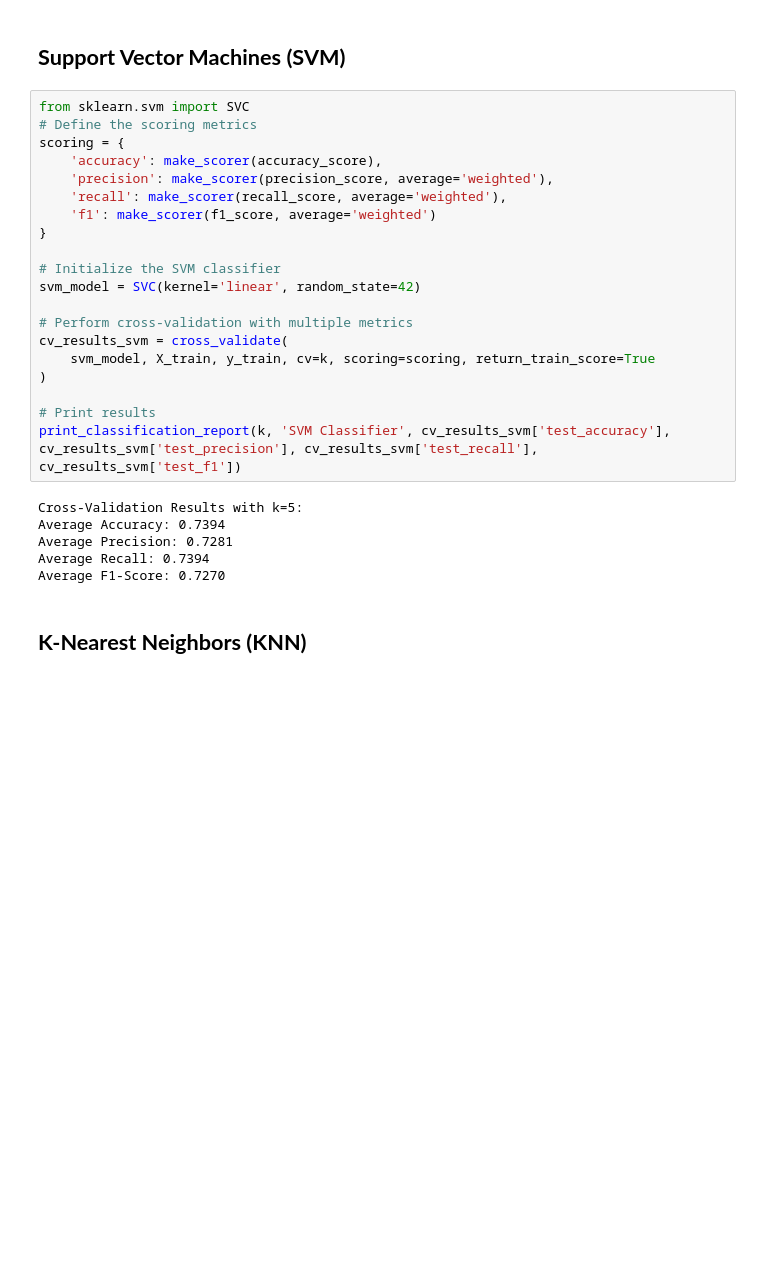
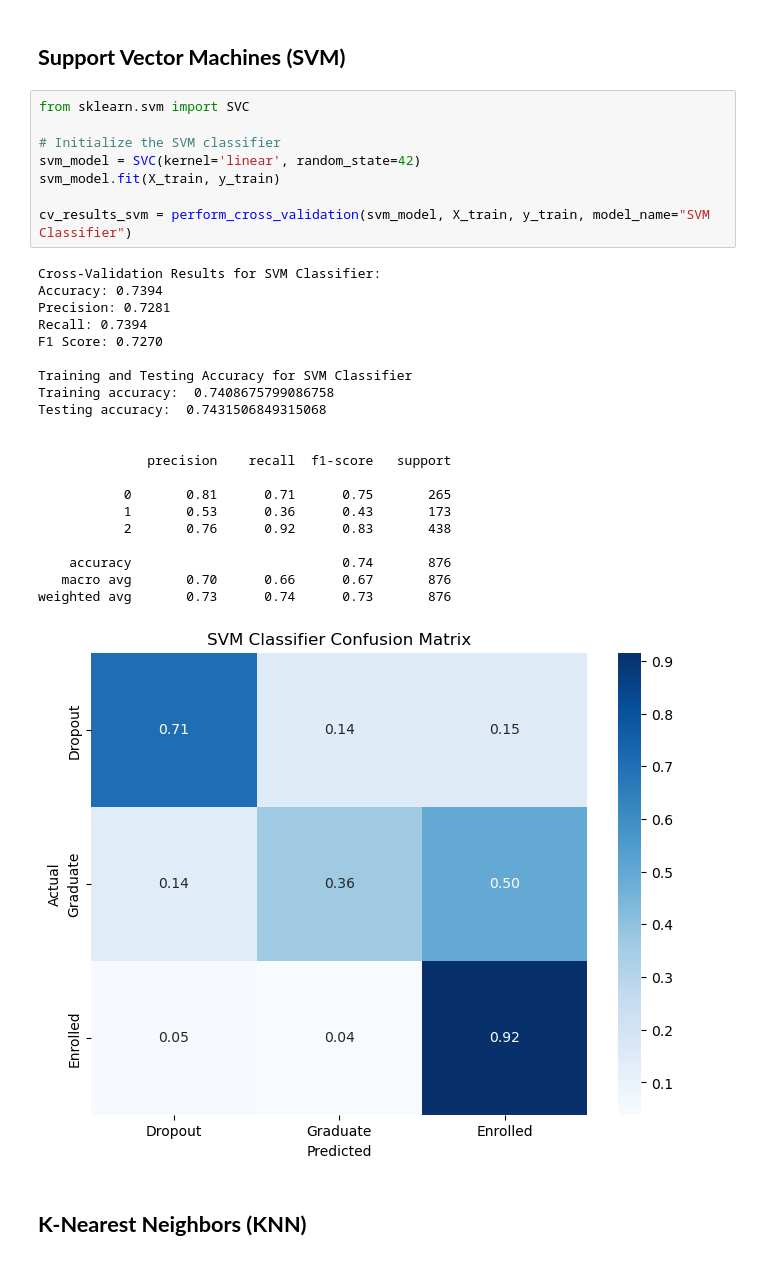
Before and after one commit to junyao0525/dm-ass, a Jupyter notebook: notebooks/main.ipynb, the cells around one changed output. Drawn from its saved outputs; the diff is of its cells as text; blank space fills up the shorter version.

```diff
--- a/notebooks/main.ipynb
+++ b/notebooks/main.ipynb
@@ -753,31 +801,35 @@ weighted avg       0.70      0.72      0.70       876
 # %% [markdown]
 ## **Support Vector Machines (SVM)**
-# %%
-from sklearn.svm import SVC
-# Define the scoring metrics
-scoring = {
-    'accuracy': make_scorer(accuracy_score),
-    'precision': make_scorer(precision_score, average='weighted'),
-    'recall': make_scorer(recall_score, average='weighted'),
-    'f1': make_scorer(f1_score, average='weighted')
-}
-
-# Initialize the SVM classifier
-svm_model = SVC(kernel='linear', random_state=42)
-
-# Perform cross-validation with multiple metrics
-cv_results_svm = cross_validate(
-    svm_model, X_train, y_train, cv=k, scoring=scoring, return_train_score=True
-)
-
-# Print results
-print_classification_report(k, 'SVM Classifier', cv_results_svm['test_accuracy'], cv_results_svm['test_precision'], cv_results_svm['test_recall'], cv_results_svm['test_f1'])
-# %% [output]
-Cross-Validation Results with k=5:
-Average Accuracy: 0.7394
-Average Precision: 0.7281
-Average Recall: 0.7394
-Average F1-Score: 0.7270
+# %%
+from sklearn.svm import SVC
+
+# Initialize the SVM classifier
+svm_model = SVC(kernel='linear', random_state=42)
+svm_model.fit(X_train, y_train)
+
+cv_results_svm = perform_cross_validation(svm_model, X_train, y_train, model_name="SVM Classifier")
+# %% [output]
+Cross-Validation Results for SVM Classifier:
+Accuracy: 0.7394
+Precision: 0.7281
+Recall: 0.7394
+F1 Score: 0.7270
+
+Training and Testing Accuracy for SVM Classifier
+Training accuracy:  0.7408675799086758
+Testing accuracy:  0.7431506849315068
+
+
+              precision    recall  f1-score   support
+
+           0       0.81      0.71      0.75       265
+           1       0.53      0.36      0.43       173
+           2       0.76      0.92      0.83       438
+
+    accuracy                           0.74       876
+   macro avg       0.70      0.66      0.67       876
+weighted avg       0.73      0.74      0.73       876
+[figure, added]
 # %% [markdown]
 ## **K-Nearest Neighbors (KNN)**
 # %%
```
Also changed, not shown: parts of 21 cells of this notebook.
